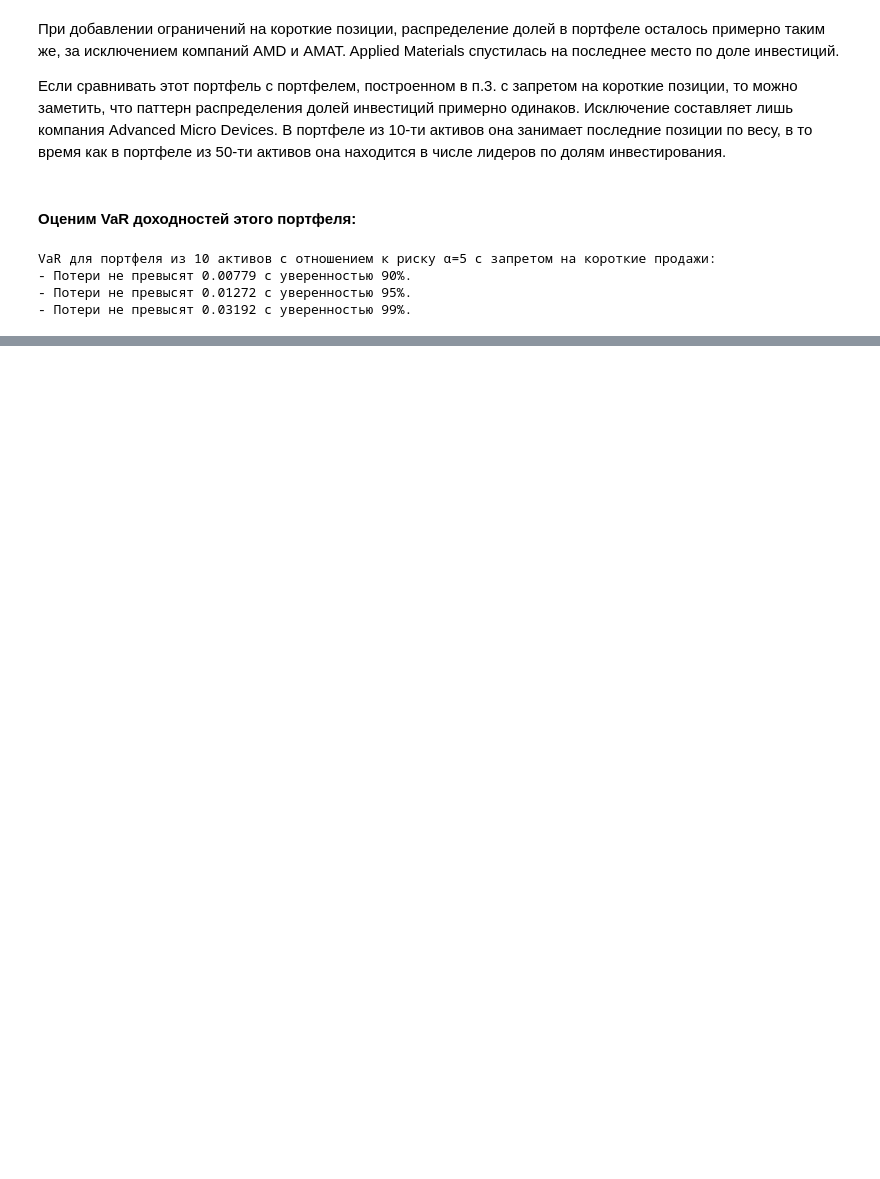
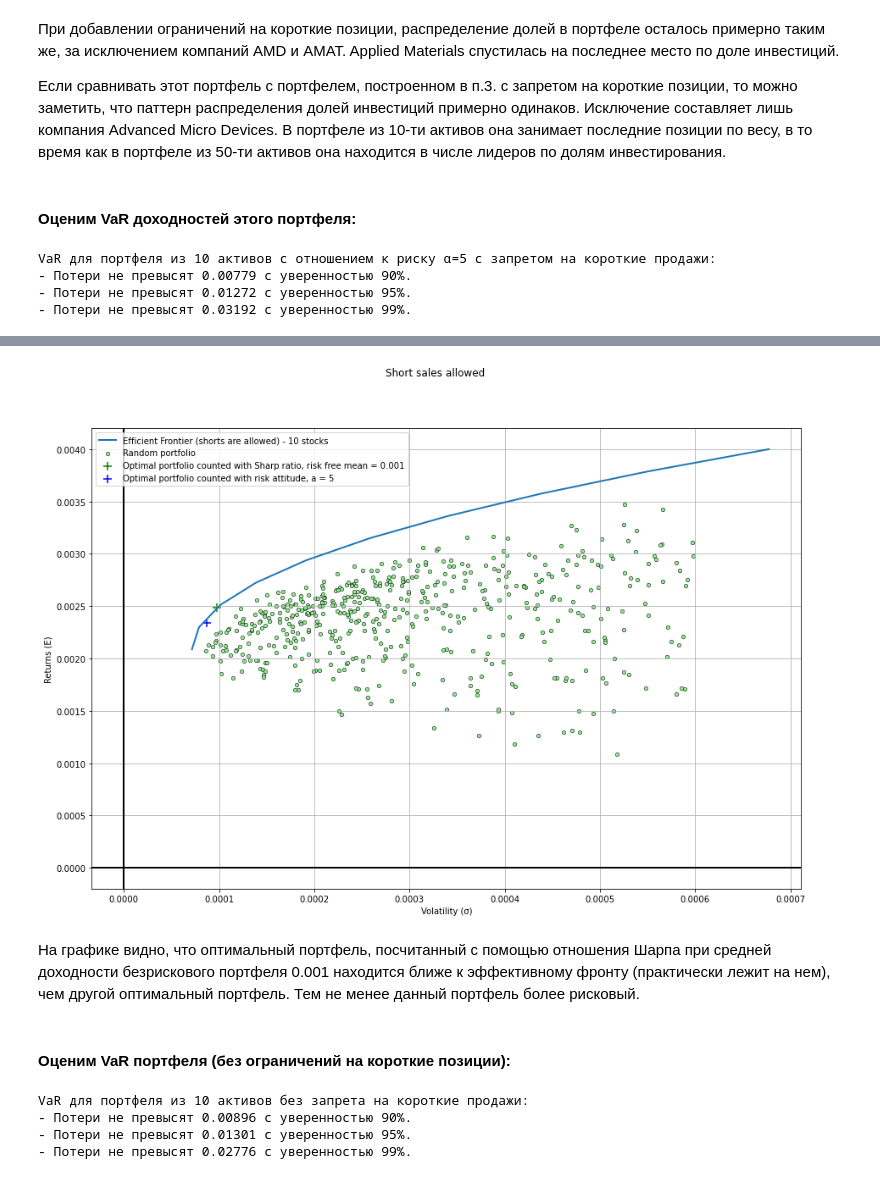
Before and after one commit to edmelnikov/Finance-operations-research-lab-2, a Jupyter notebook: lab-2_finance.ipynb, the cells around one changed output, grey strips where cells are left out. Saved outputs shown, nothing was run; the diff lists cells and outputs as text; code cells hidden in the pictures; blank space fills up the shorter version.

```diff
--- a/lab-2_finance.ipynb
+++ b/lab-2_finance.ipynb
@@ -945,6 +882,7 @@ def risk_aversion_v2(dist, alpha):
 Построим оптимальный портфель с отношением к риску α=5:
 # %%
 std_short, E_short, loss_short, weights_short = risk_aversion_v2(dist='short', alpha=5)
+std_short_1, E_short_1, loss_short_1, weights_short_1 = std_short, E_short, loss_short, weights_short
 
 weights_data = pd.DataFrame(index = tickers10, columns = ['weight'])
 weights_data['weight'] = weights_short
@@ -1036,0 +1062,48 @@ VaR для портфеля из 10 активов с отношением к р
+# %%
+fig, ax = plt.subplots(figsize=(15, 10))
+fig.suptitle("Short sales allowed")
+ax.axhline(linewidth=2, color='black')
+ax.axvline(linewidth=2, color='black')
+# random portfolios plot
+random_portfolios_short_std_devs, random_portfolios_short_means = generate_random_portfolios(sample_means10, sample_cov10, short_sales=True, n_portfolios=1000)
+
+indices = [ind for ind in range(len(random_portfolios_short_std_devs)) if random_portfolios_short_std_devs[ind] < 0.0006]
+indices = [ind for ind in indices if random_portfolios_short_means[ind] < 0.01]
+random_portfolios_short_std_devs = [random_portfolios_short_std_devs[i] for i in indices]
+random_portfolios_short_means = [random_portfolios_short_means[i] for i in indices]
+
+ax.scatter(random_portfolios_short_std_devs, random_portfolios_short_means, marker="o", color='lightgreen',
+           edgecolors= 'black', linewidth=0.5, s=20, label="Random portfolio")
+#Optimal frontier
+ax.plot(opt_volatilities_short10, target_returns_short10, color="C0", linewidth=2, label="Efficient Frontier (shorts are allowed) - 10 stocks")
+#ax.plot(opt_volatilities_no_short, target_returns_no_short, color="lightcoral", linewidth=2, label="Efficient Frontier (shorts are not allowed)")
+
+# optimal portfolio counted with sharp ratio
+ax.scatter(std_short, E_short, color="g", marker="+", s=100, label="Optimal portfolio counted with Sharp ratio, risk free mean = 0.001")
+ax.scatter(std_short_1, E_short_1, color="b", marker="+", s=100, label="Optimal portfolio counted with risk attitude, a = 5")
+
+ax.set_xlabel("Volatility (σ)")
+ax.set_ylabel("Returns (E)")
+ax.grid()
+ax.legend()
+fig.show()
+# %% [output]
+[figure, added]
+# %% [markdown]
+На графике видно, что оптимальный портфель, посчитанный с помощью отношения Шарпа при средней доходности безрискового портфеля 0.001 находится ближе к эффективному фронту (практически лежит на нем), чем другой оптимальный портфель. Тем не менее данный портфель более рисковый.
+# %% [markdown]
+#### Оценим VaR портфеля (без ограничений на короткие позиции):
+# %%
+сonfidence_levels = [0.9, 0.95, 0.99]
+VaR = {}
+
+print('VaR для портфеля из 10 активов без запрета на короткие продажи:')
+
+for level in сonfidence_levels:
+    VaR[level] = np.quantile(loss_short, level)
+    print('- Потери не превысят %.5f с уверенностью %.f%s.' % (np.round(VaR[level],5), level*100, '%'))
+# %% [output]
+VaR для портфеля из 10 активов без запрета на короткие продажи:
+- Потери не превысят 0.00896 с уверенностью 90%.
+- Потери не превысят 0.01301 с уверенностью 95%.
+- Потери не превысят 0.02776 с уверенностью 99%.
```
Also changed, not shown: parts of 39 cells of this notebook.
